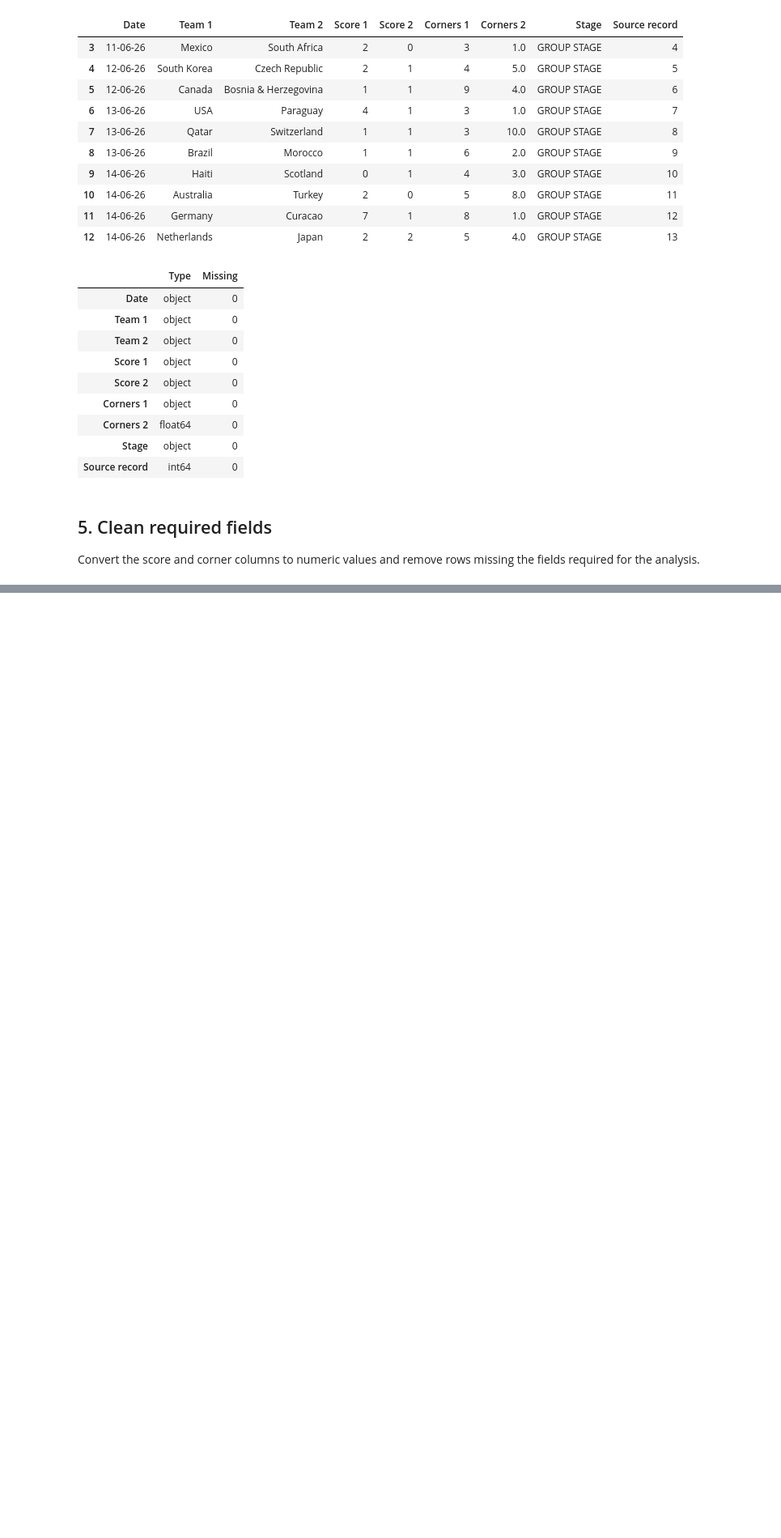
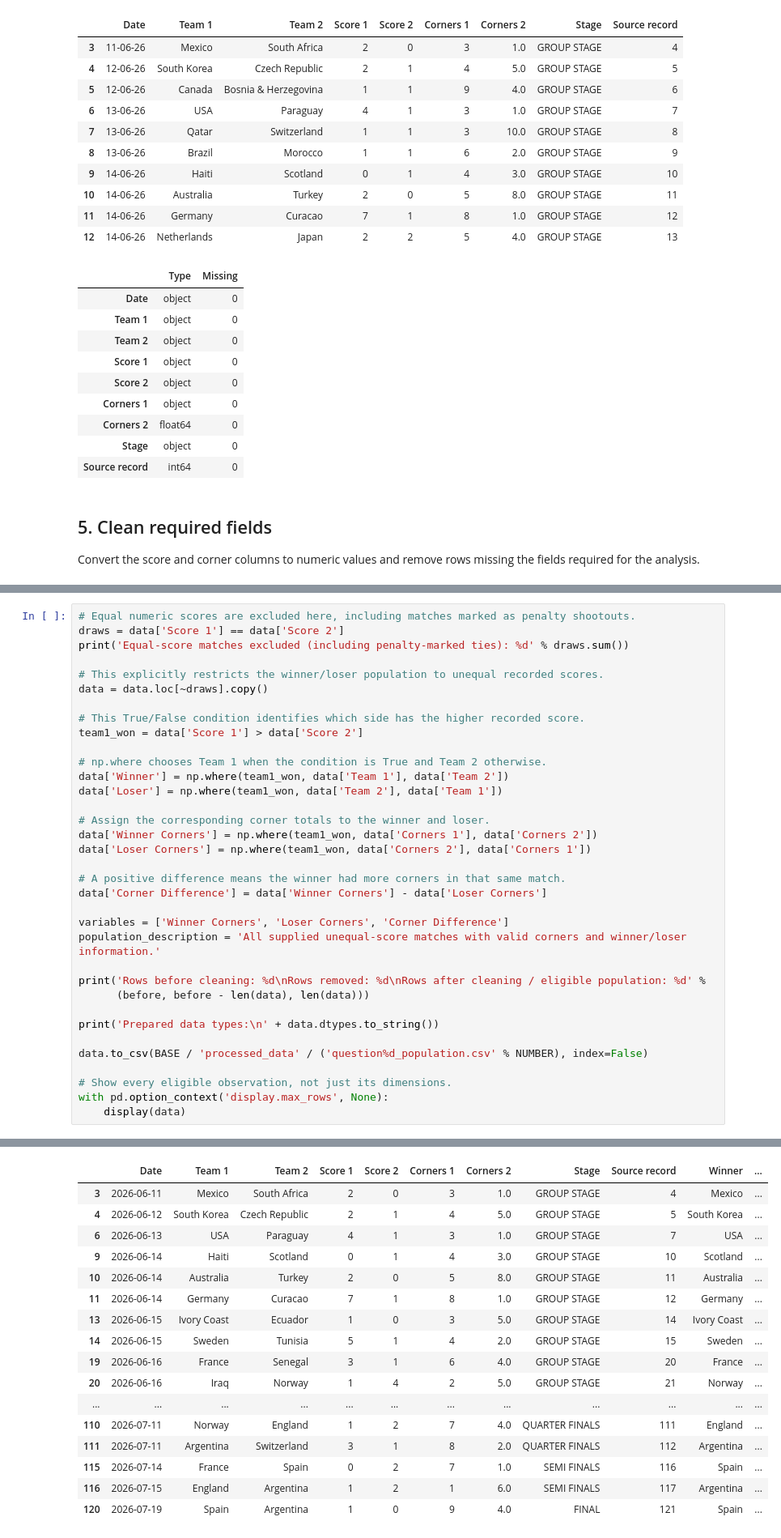
Before and after one commit to omarfaruk309/HIT140-FOUNDATIONS-OF-DATA-SCIENCE-Assessment2-WorldCup2026, a Jupyter notebook: questions/question3/visualisations/coding.ipynb, the cells around one changed output, grey strips where cells are left out. Shown at 81% size. Drawn from its saved outputs; the diff is of its cells as text; blank space fills up the shorter version.

Commit message:
Complete Sections 3-6: Clean and prepare analysis population

```diff
--- a/questions/question3/visualisations/coding.ipynb
+++ b/questions/question3/visualisations/coding.ipynb
@@ -227,0 +243,36 @@ Rows excluded for invalid or missing required fields:
+# %%
+# Equal numeric scores are excluded here, including matches marked as penalty shootouts.
+draws = data['Score 1'] == data['Score 2']
+print('Equal-score matches excluded (including penalty-marked ties): %d' % draws.sum())
+
+# This explicitly restricts the winner/loser population to unequal recorded scores.
+data = data.loc[~draws].copy()
+
+# This True/False condition identifies which side has the higher recorded score.
+team1_won = data['Score 1'] > data['Score 2']
+
+# np.where chooses Team 1 when the condition is True and Team 2 otherwise.
+data['Winner'] = np.where(team1_won, data['Team 1'], data['Team 2'])
+data['Loser'] = np.where(team1_won, data['Team 2'], data['Team 1'])
+
+# Assign the corresponding corner totals to the winner and loser.
+data['Winner Corners'] = np.where(team1_won, data['Corners 1'], data['Corners 2'])
+data['Loser Corners'] = np.where(team1_won, data['Corners 2'], data['Corners 1'])
+
+# A positive difference means the winner had more corners in that same match.
+data['Corner Difference'] = data['Winner Corners'] - data['Loser Corners']
+
+variables = ['Winner Corners', 'Loser Corners', 'Corner Difference']
+population_description = 'All supplied unequal-score matches with valid corners and winner/loser information.'
+
+print('Rows before cleaning: %d\nRows removed: %d\nRows after cleaning / eligible population: %d' %
+      (before, before - len(data), len(data)))
+
+print('Prepared data types:\n' + data.dtypes.to_string())
+
+data.to_csv(BASE / 'processed_data' / ('question%d_population.csv' % NUMBER), index=False)
+
+# Show every eligible observation, not just its dimensions.
+with pd.option_context('display.max_rows', None):
+    display(data)
+# %% [output]
@@ -227,0 +298,17 @@ Rows excluded for invalid or missing required fields:
+|  | Date | Team 1 | Team 2 | Score 1 | Score 2 | Corners 1 | Corners 2 | Stage | Source record | Winner | ... |
+| 3 | 2026-06-11 | Mexico | South Africa | 2 | 0 | 3 | 1.0 | GROUP STAGE | 4 | Mexico | ... |
+| 4 | 2026-06-12 | South Korea | Czech Republic | 2 | 1 | 4 | 5.0 | GROUP STAGE | 5 | South Korea | ... |
+| 6 | 2026-06-13 | USA | Paraguay | 4 | 1 | 3 | 1.0 | GROUP STAGE | 7 | USA | ... |
+| 9 | 2026-06-14 | Haiti | Scotland | 0 | 1 | 4 | 3.0 | GROUP STAGE | 10 | Scotland | ... |
+| 10 | 2026-06-14 | Australia | Turkey | 2 | 0 | 5 | 8.0 | GROUP STAGE | 11 | Australia | ... |
+| 11 | 2026-06-14 | Germany | Curacao | 7 | 1 | 8 | 1.0 | GROUP STAGE | 12 | Germany | ... |
+| 13 | 2026-06-15 | Ivory Coast | Ecuador | 1 | 0 | 3 | 5.0 | GROUP STAGE | 14 | Ivory Coast | ... |
+| 14 | 2026-06-15 | Sweden | Tunisia | 5 | 1 | 4 | 2.0 | GROUP STAGE | 15 | Sweden | ... |
+| 19 | 2026-06-16 | France | Senegal | 3 | 1 | 6 | 4.0 | GROUP STAGE | 20 | France | ... |
+| 20 | 2026-06-16 | Iraq | Norway | 1 | 4 | 2 | 5.0 | GROUP STAGE | 21 | Norway | ... |
+| ... | ... | ... | ... | ... | ... | ... | ... | ... | ... | ... | ... |
+| 110 | 2026-07-11 | Norway | England | 1 | 2 | 7 | 4.0 | QUARTER FINALS | 111 | England | ... |
+| 111 | 2026-07-11 | Argentina | Switzerland | 3 | 1 | 8 | 2.0 | QUARTER FINALS | 112 | Argentina | ... |
+| 115 | 2026-07-14 | France | Spain | 0 | 2 | 7 | 1.0 | SEMI FINALS | 116 | Spain | ... |
+| 116 | 2026-07-15 | England | Argentina | 1 | 2 | 1 | 6.0 | SEMI FINALS | 117 | Argentina | ... |
+| 120 | 2026-07-19 | Spain | Argentina | 1 | 0 | 9 | 4.0 | FINAL | 121 | Spain | ... |
```
Also changed, not shown: parts of 4 cells of this notebook, 1 other file.
